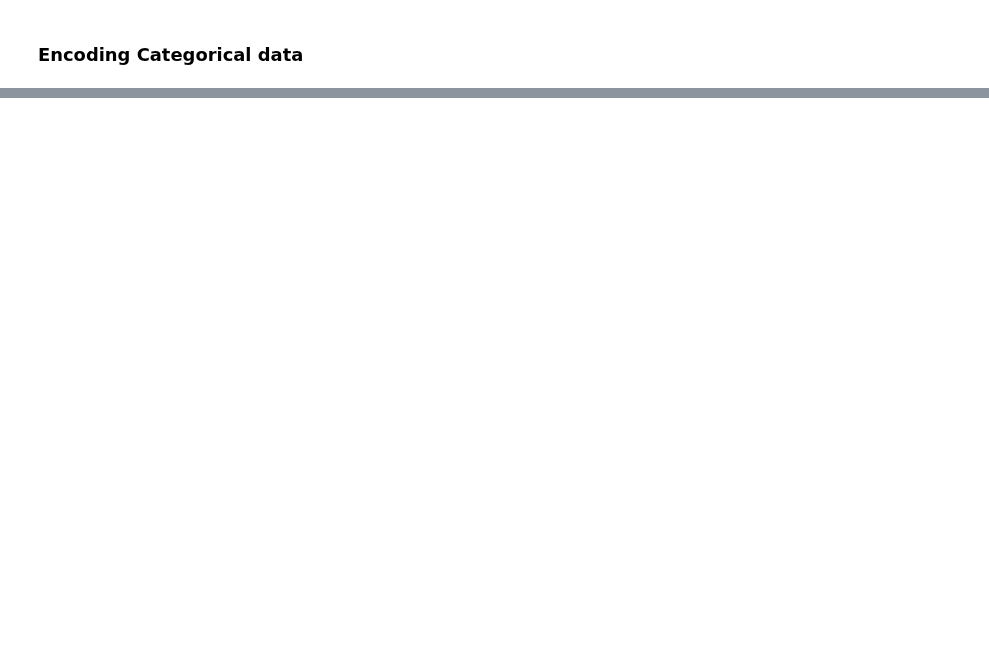
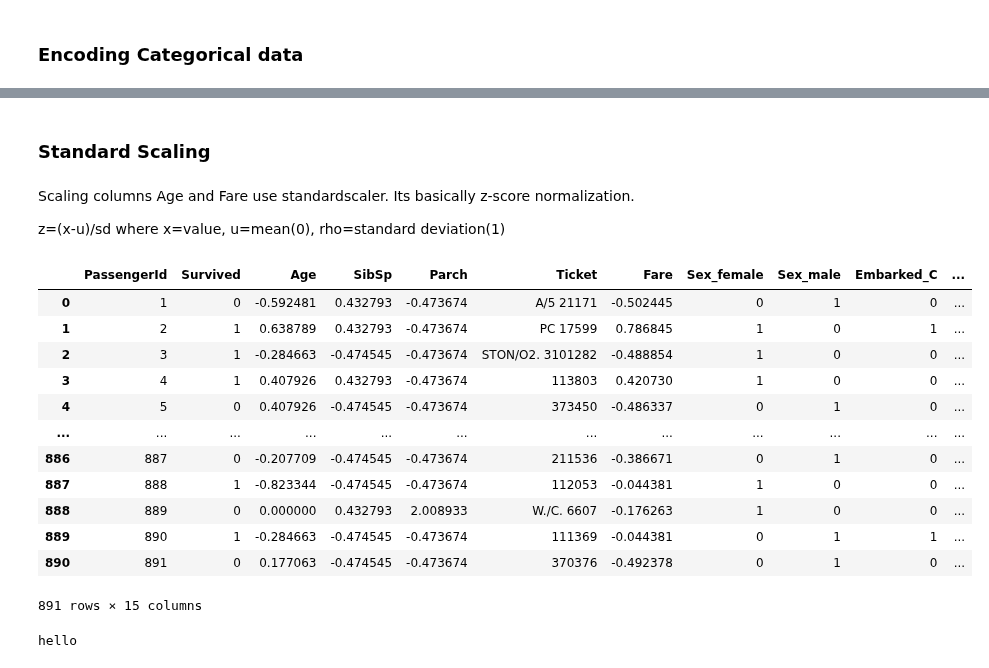
Before and after one commit to aditya-chaud/CodSoft, a Jupyter notebook: Task1/Titanic Survival Prediction.ipynb, the cells around one changed output, grey strips where cells are left out. Drawn from its saved outputs; the diff is of its cells as text; code cells hidden in the pictures; blank space fills up the shorter version.

Commit message:
Onehot enc. & St scaling

```diff
--- a/Task1/Titanic Survival Prediction.ipynb
+++ b/Task1/Titanic Survival Prediction.ipynb
@@ -105,0 +160,2 @@ count.plot(kind='bar')
+# %%
+df1=pd.get_dummies(df, columns=["Sex","Embarked", "Pclass"])
@@ -105,0 +178,6 @@ count.plot(kind='bar')
+# %% [markdown]
+### Standard Scaling
+# %% [markdown]
+Scaling columns Age and Fare use standardscaler. Its basically z-score normalization.
+
+z=(x-u)/sd where x=value, u=mean(0), rho=standard deviation(1)
@@ -105,0 +186,24 @@ count.plot(kind='bar')
+# %%
+scaling=StandardScaler()
+# %%
+df1[["Age", "SibSp", "Parch", "Fare"]]=scaling.fit_transform(df1[["Age", "SibSp", "Parch", "Fare" ]])
+# %%
+df1
+# %% [output]
+|  | PassengerId | Survived | Age | SibSp | Parch | Ticket | Fare | Sex_female | Sex_male | Embarked_C | ... |
+| 0 | 1 | 0 | -0.592481 | 0.432793 | -0.473674 | A/5 21171 | -0.502445 | 0 | 1 | 0 | ... |
+| 1 | 2 | 1 | 0.638789 | 0.432793 | -0.473674 | PC 17599 | 0.786845 | 1 | 0 | 1 | ... |
+| 2 | 3 | 1 | -0.284663 | -0.474545 | -0.473674 | STON/O2. 3101282 | -0.488854 | 1 | 0 | 0 | ... |
+| 3 | 4 | 1 | 0.407926 | 0.432793 | -0.473674 | 113803 | 0.420730 | 1 | 0 | 0 | ... |
+| 4 | 5 | 0 | 0.407926 | -0.474545 | -0.473674 | 373450 | -0.486337 | 0 | 1 | 0 | ... |
+| ... | ... | ... | ... | ... | ... | ... | ... | ... | ... | ... | ... |
+| 886 | 887 | 0 | -0.207709 | -0.474545 | -0.473674 | 211536 | -0.386671 | 0 | 1 | 0 | ... |
+| 887 | 888 | 1 | -0.823344 | -0.474545 | -0.473674 | 112053 | -0.044381 | 1 | 0 | 0 | ... |
+| 888 | 889 | 0 | 0.000000 | 0.432793 | 2.008933 | W./C. 6607 | -0.176263 | 1 | 0 | 0 | ... |
+| 889 | 890 | 1 | -0.284663 | -0.474545 | -0.473674 | 111369 | -0.044381 | 0 | 1 | 1 | ... |
+| 890 | 891 | 0 | 0.177063 | -0.474545 | -0.473674 | 370376 | -0.492378 | 0 | 1 | 0 | ... |
+891 rows × 15 columns
+# %%
+print("hello")
+# %% [output]
+hello
```
Also changed, not shown: parts of 14 cells of this notebook.
